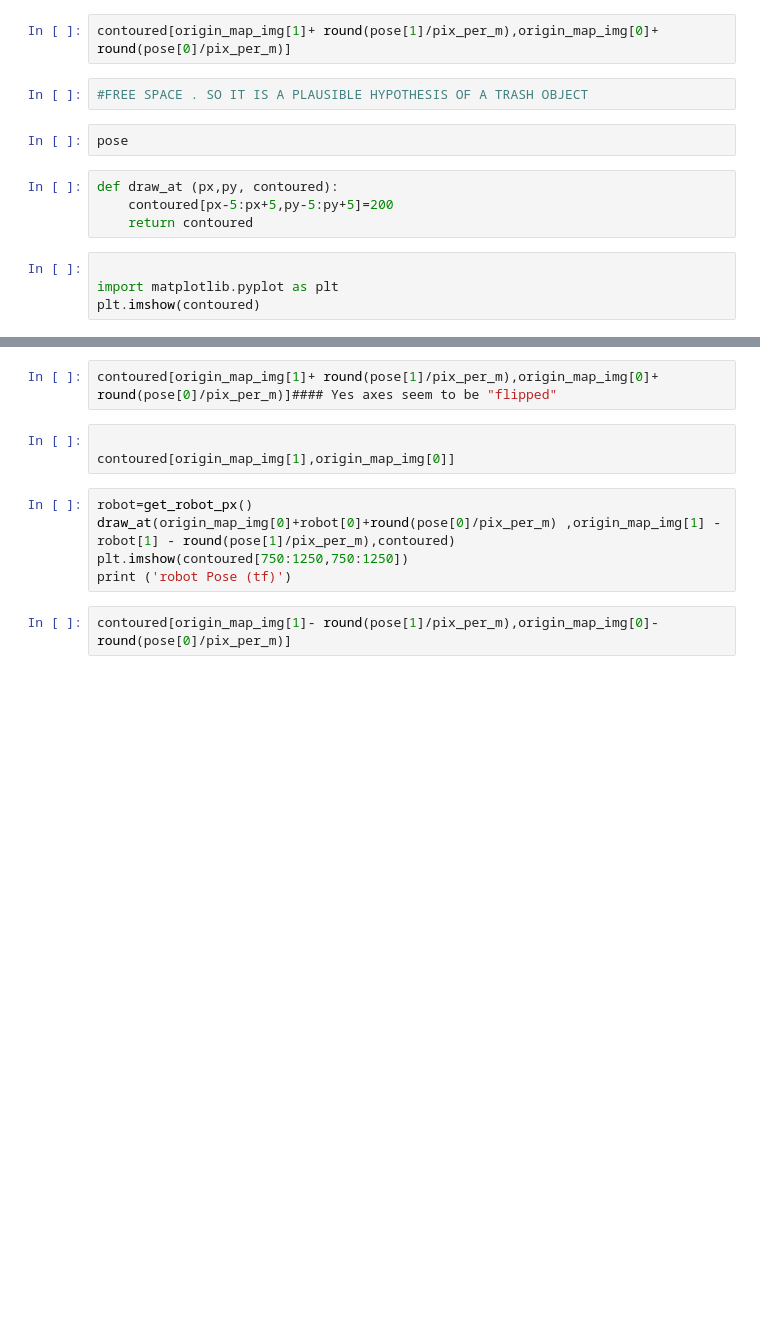
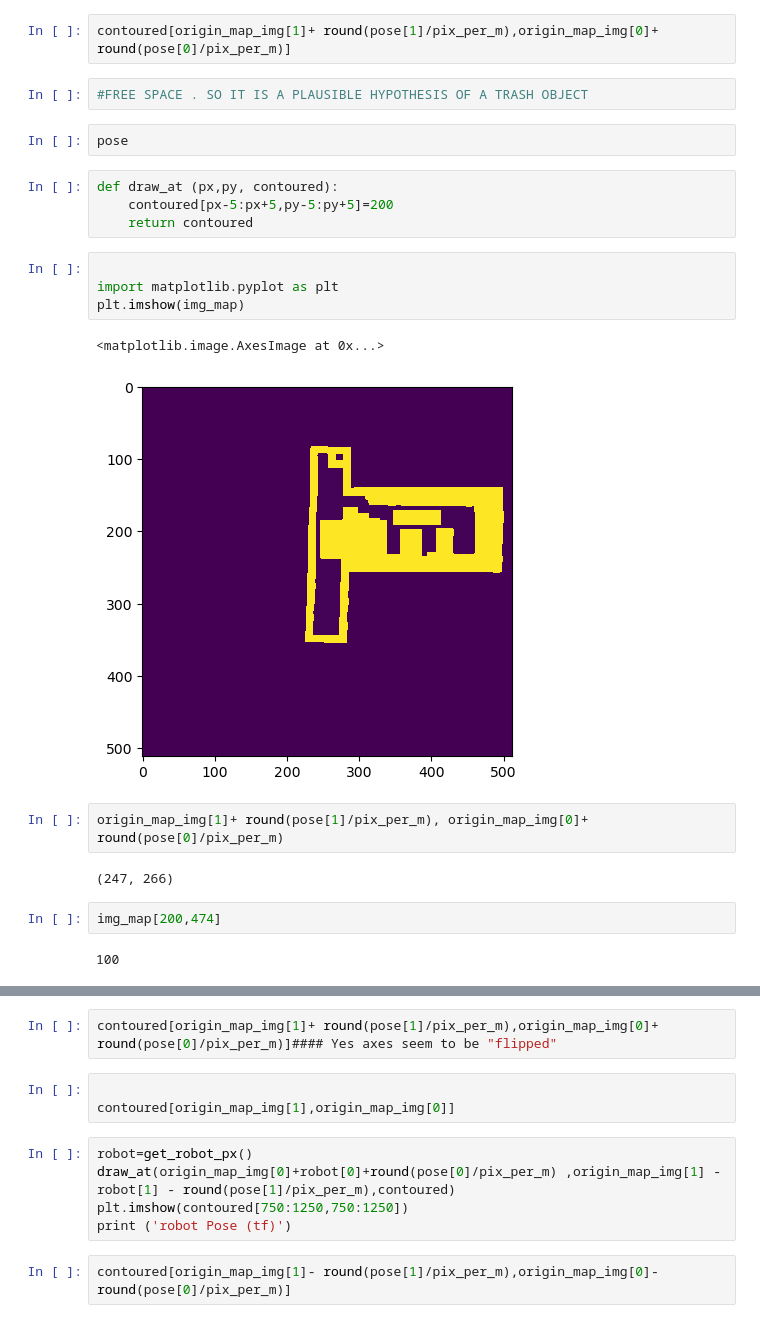
Before and after one commit to takeshi-pumas/catkin_extras, a Jupyter notebook: src/smaches/Segment_and_tfs.ipynb, the cells around one changed output, grey strips where cells are left out. Saved outputs shown, nothing was run; the diff lists cells and outputs as text; blank space fills up the shorter version.

```diff
--- a/src/smaches/Segment_and_tfs.ipynb
+++ b/src/smaches/Segment_and_tfs.ipynb
@@ -531,4 +438,15 @@ def draw_at (px,py, contoured):
 # %%
 
 import matplotlib.pyplot as plt
-plt.imshow(contoured)
+plt.imshow(img_map)
+# %% [output]
+<matplotlib.image.AxesImage at 0x...>
+[figure, added]
+# %%
+origin_map_img[1]+ round(pose[1]/pix_per_m), origin_map_img[0]+ round(pose[0]/pix_per_m)
+# %% [output]
+(247, 266)
+# %%
+img_map[200,474]
+# %% [output]
+100
```
Also changed, not shown: parts of 12 cells of this notebook, 20 other files.
